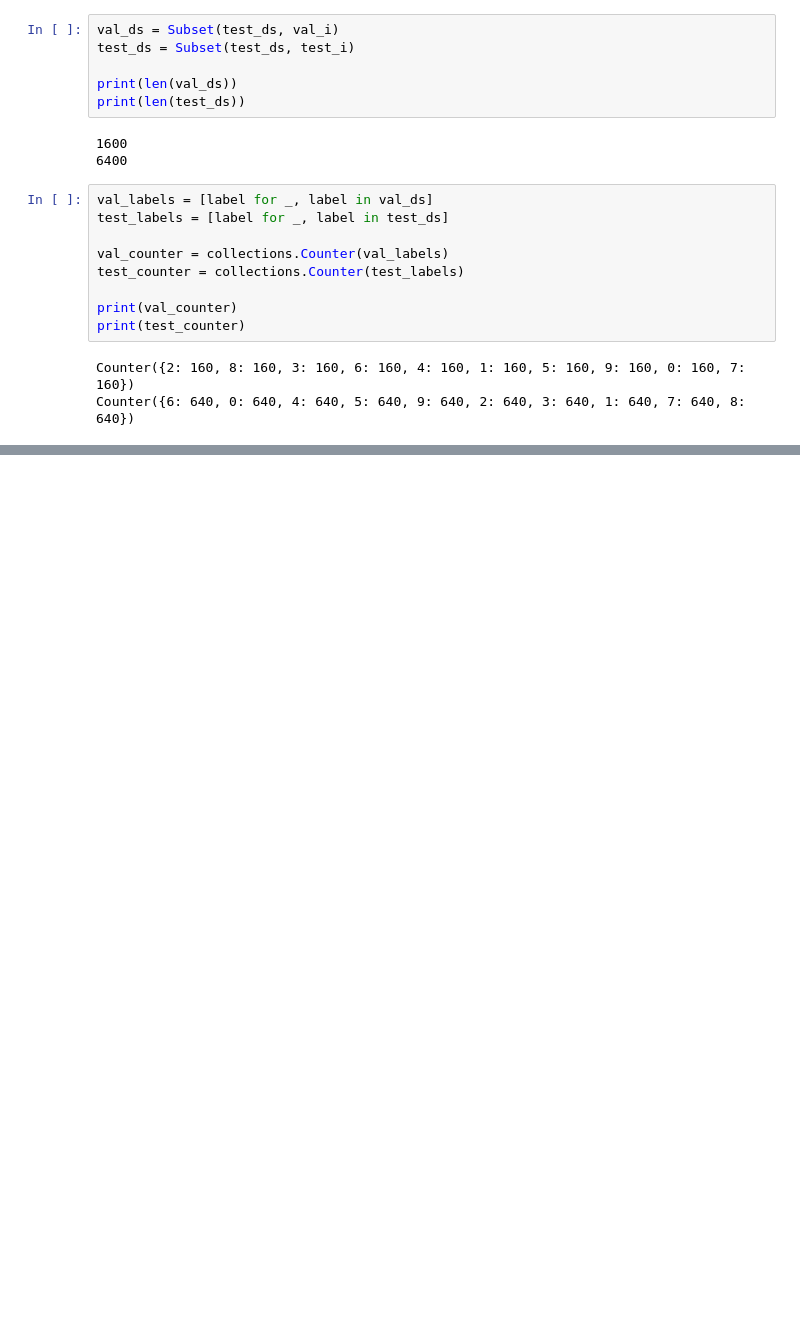
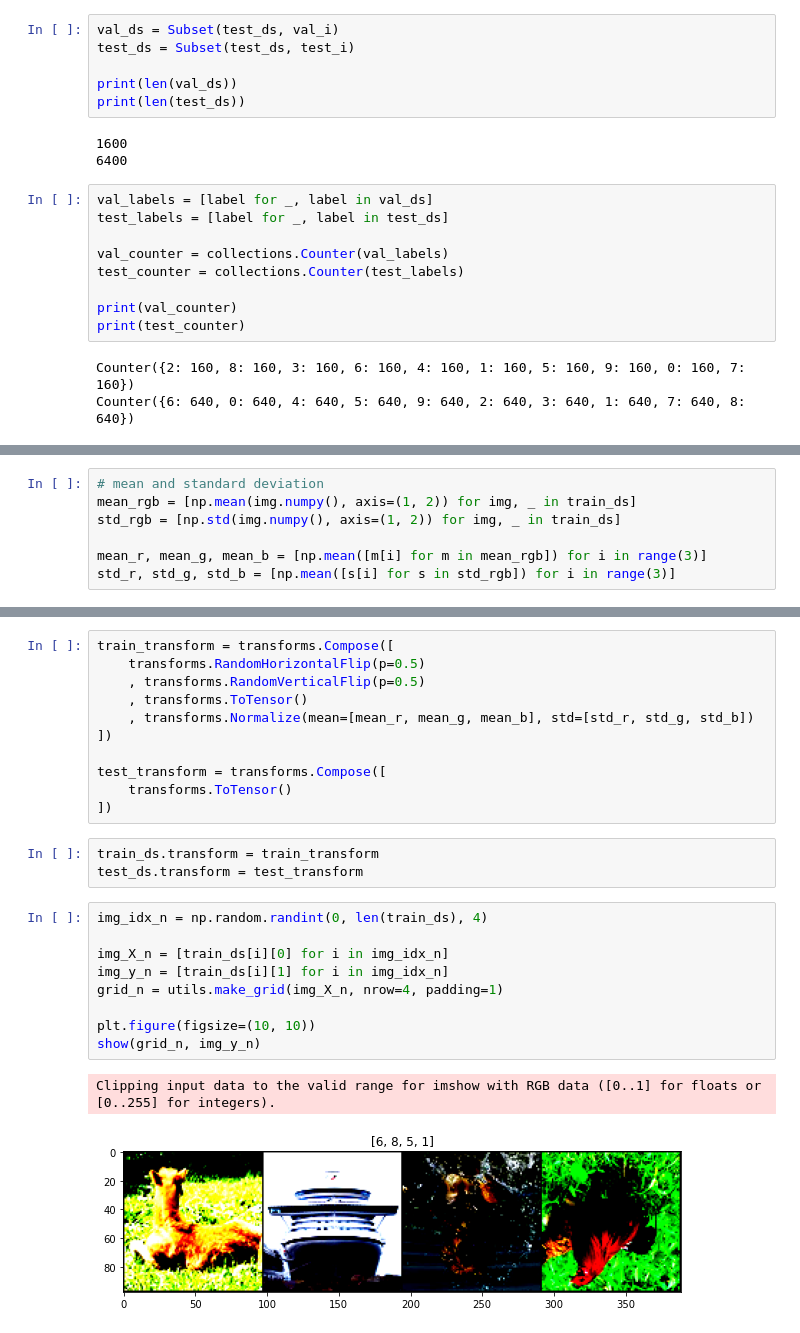
Before and after one commit to billbai0102/DeepLearning, a Jupyter notebook: STL-10 Classifier/classifier.ipynb, the cells around one changed output, grey strips where cells are left out. Saved outputs shown, nothing was run; the diff lists cells and outputs as text; blank space fills up the shorter version.

```diff
--- a/STL-10 Classifier/classifier.ipynb
+++ b/STL-10 Classifier/classifier.ipynb
@@ -96,0 +129,7 @@ Counter({6: 640, 0: 640, 4: 640, 5: 640, 9: 640, 2: 640, 3: 640, 1: 640, 7: 640,
+# %%
+# mean and standard deviation
+mean_rgb = [np.mean(img.numpy(), axis=(1, 2)) for img, _ in train_ds]
+std_rgb = [np.std(img.numpy(), axis=(1, 2)) for img, _ in train_ds]
+
+mean_r, mean_g, mean_b = [np.mean([m[i] for m in mean_rgb]) for i in range(3)]
+std_r, std_g, std_b = [np.mean([s[i] for s in std_rgb]) for i in range(3)]
@@ -96,0 +142,26 @@ Counter({6: 640, 0: 640, 4: 640, 5: 640, 9: 640, 2: 640, 3: 640, 1: 640, 7: 640,
+# %%
+train_transform = transforms.Compose([
+    transforms.RandomHorizontalFlip(p=0.5)
+    , transforms.RandomVerticalFlip(p=0.5)
+    , transforms.ToTensor()
+    , transforms.Normalize(mean=[mean_r, mean_g, mean_b], std=[std_r, std_g, std_b])
+])
+
+test_transform = transforms.Compose([
+    transforms.ToTensor()
+])
+# %%
+train_ds.transform = train_transform
+test_ds.transform = test_transform
+# %%
+img_idx_n = np.random.randint(0, len(train_ds), 4)
+
+img_X_n = [train_ds[i][0] for i in img_idx_n]
+img_y_n = [train_ds[i][1] for i in img_idx_n]
+grid_n = utils.make_grid(img_X_n, nrow=4, padding=1)
+
+plt.figure(figsize=(10, 10))
+show(grid_n, img_y_n)
+# %% [output]
+Clipping input data to the valid range for imshow with RGB data ([0..1] for floats or [0..255] for integers).
+[figure, added]
```
Also changed, not shown: parts of 7 cells of this notebook, 2 other files.
